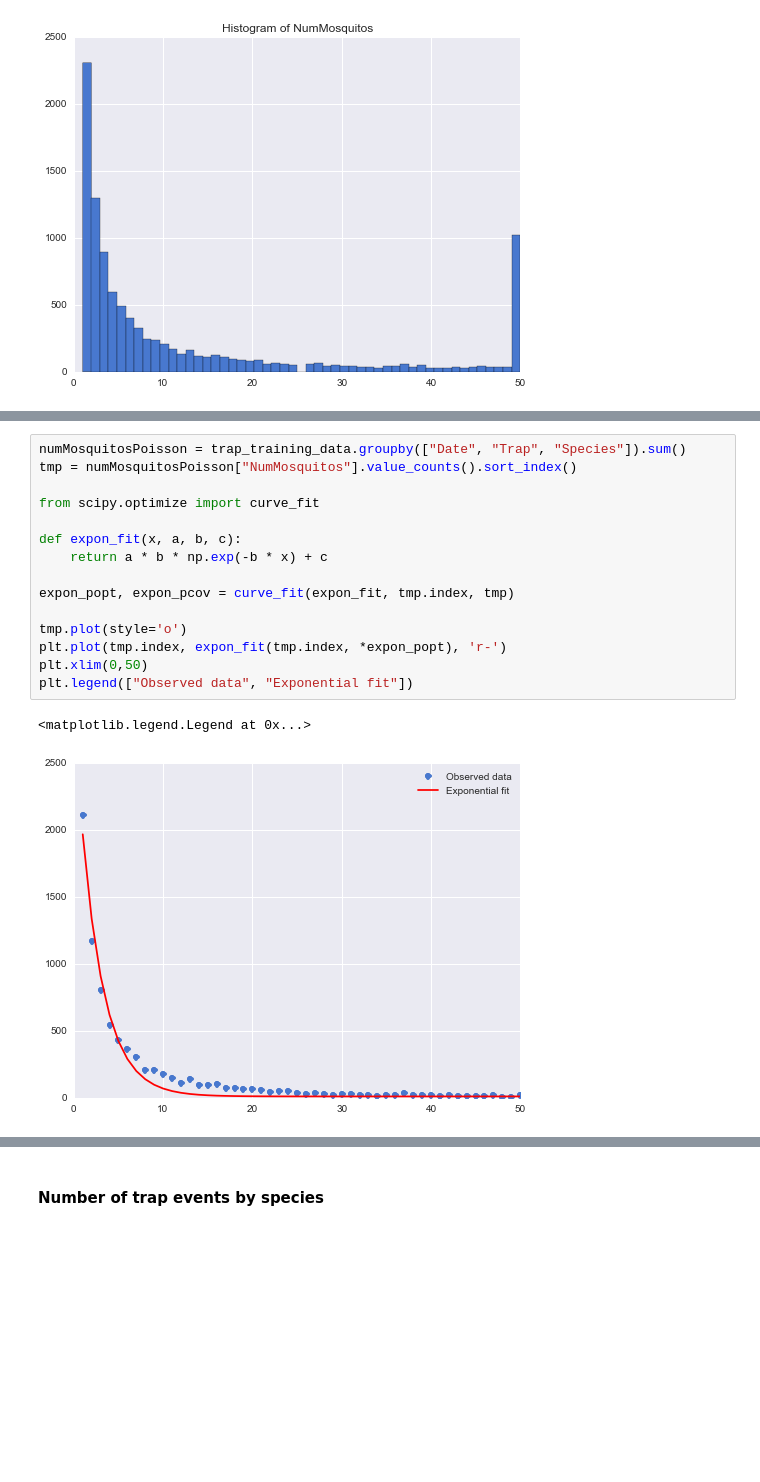
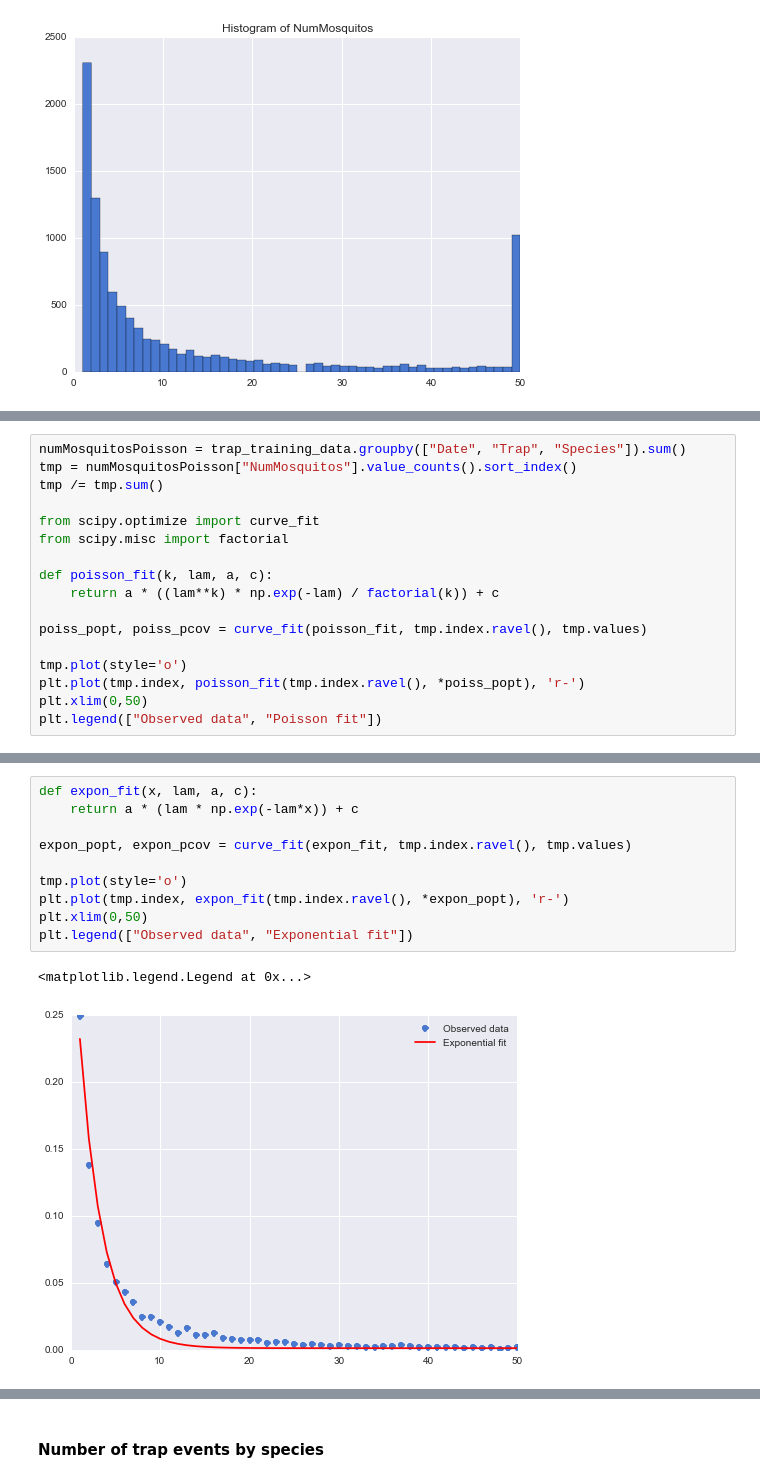
Before and after one commit to yourdon/west-nile, a Jupyter notebook: src/west_nile.ipynb, the cells around one changed output, grey strips where cells are left out. Cells and saved outputs as stored; diff of their text form; blank space fills up the shorter version.

Commit message:
Add Poisson fit

```diff
--- a/src/west_nile.ipynb
+++ b/src/west_nile.ipynb
@@ -193,0 +194,17 @@ Given that we won't have access to NumMosquitos in the test set *and* that there
+# %%
+numMosquitosPoisson = trap_training_data.groupby(["Date", "Trap", "Species"]).sum()
+tmp = numMosquitosPoisson["NumMosquitos"].value_counts().sort_index()
+tmp /= tmp.sum()
+
+from scipy.optimize import curve_fit
+from scipy.misc import factorial
+
+def poisson_fit(k, lam, a, c):
+    return a * ((lam**k) * np.exp(-lam) / factorial(k)) + c
+
+poiss_popt, poiss_pcov = curve_fit(poisson_fit, tmp.index.ravel(), tmp.values)
+
+tmp.plot(style='o')
+plt.plot(tmp.index, poisson_fit(tmp.index.ravel(), *poiss_popt), 'r-')
+plt.xlim(0,50)
+plt.legend(["Observed data", "Poisson fit"])
@@ -194,18 +218,13 @@ Given that we won't have access to NumMosquitos in the test set *and* that there
 # %%
-numMosquitosPoisson = trap_training_data.groupby(["Date", "Trap", "Species"]).sum()
-tmp = numMosquitosPoisson["NumMosquitos"].value_counts().sort_index()
+def expon_fit(x, lam, a, c):
+    return a * (lam * np.exp(-lam*x)) + c
 
-from scipy.optimize import curve_fit
-
-def expon_fit(x, a, b, c):
-    return a * b * np.exp(-b * x) + c
-
-expon_popt, expon_pcov = curve_fit(expon_fit, tmp.index, tmp)
+expon_popt, expon_pcov = curve_fit(expon_fit, tmp.index.ravel(), tmp.values)
 
 tmp.plot(style='o')
-plt.plot(tmp.index, expon_fit(tmp.index, *expon_popt), 'r-')
+plt.plot(tmp.index, expon_fit(tmp.index.ravel(), *expon_popt), 'r-')
 plt.xlim(0,50)
 plt.legend(["Observed data", "Exponential fit"])
 # %% [output]
 <matplotlib.legend.Legend at 0x...>
-[figure, old version]
+[figure, new version]
```
Also changed, not shown: parts of 75 cells of this notebook.
